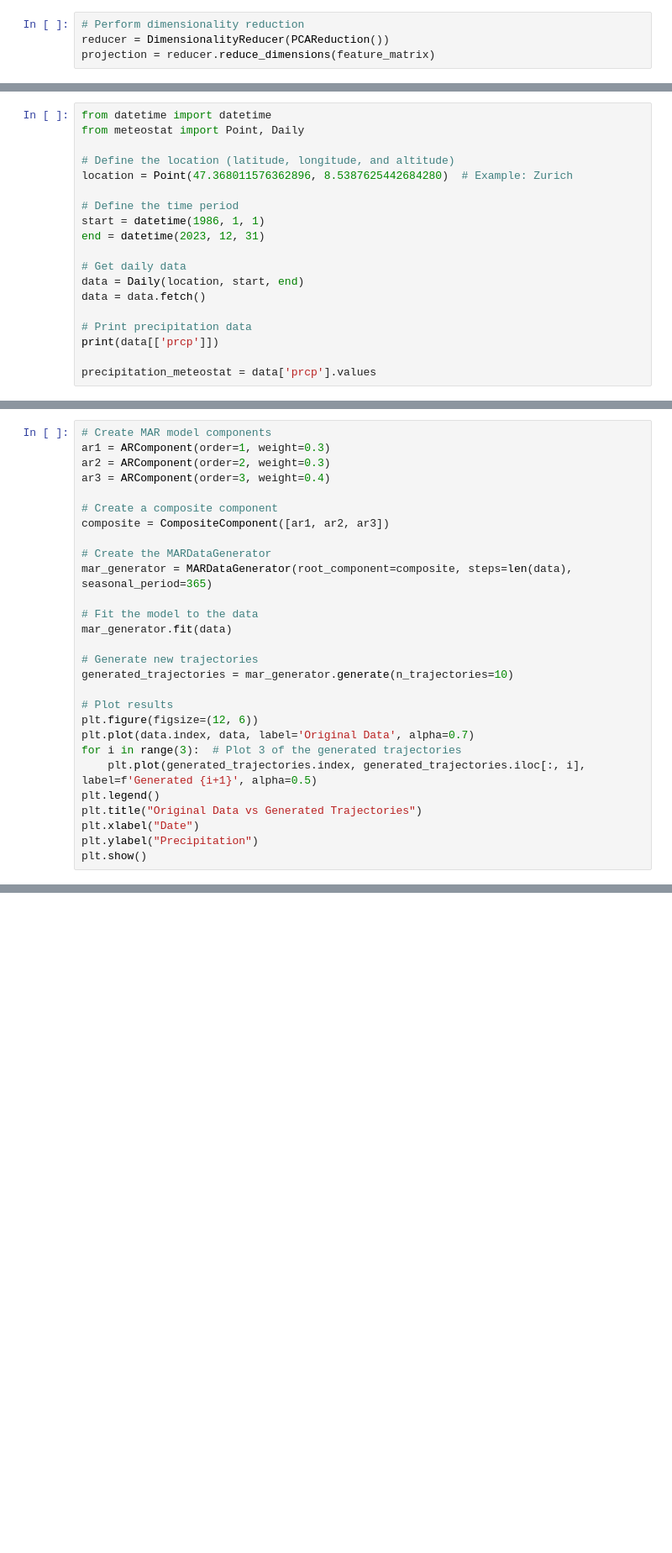
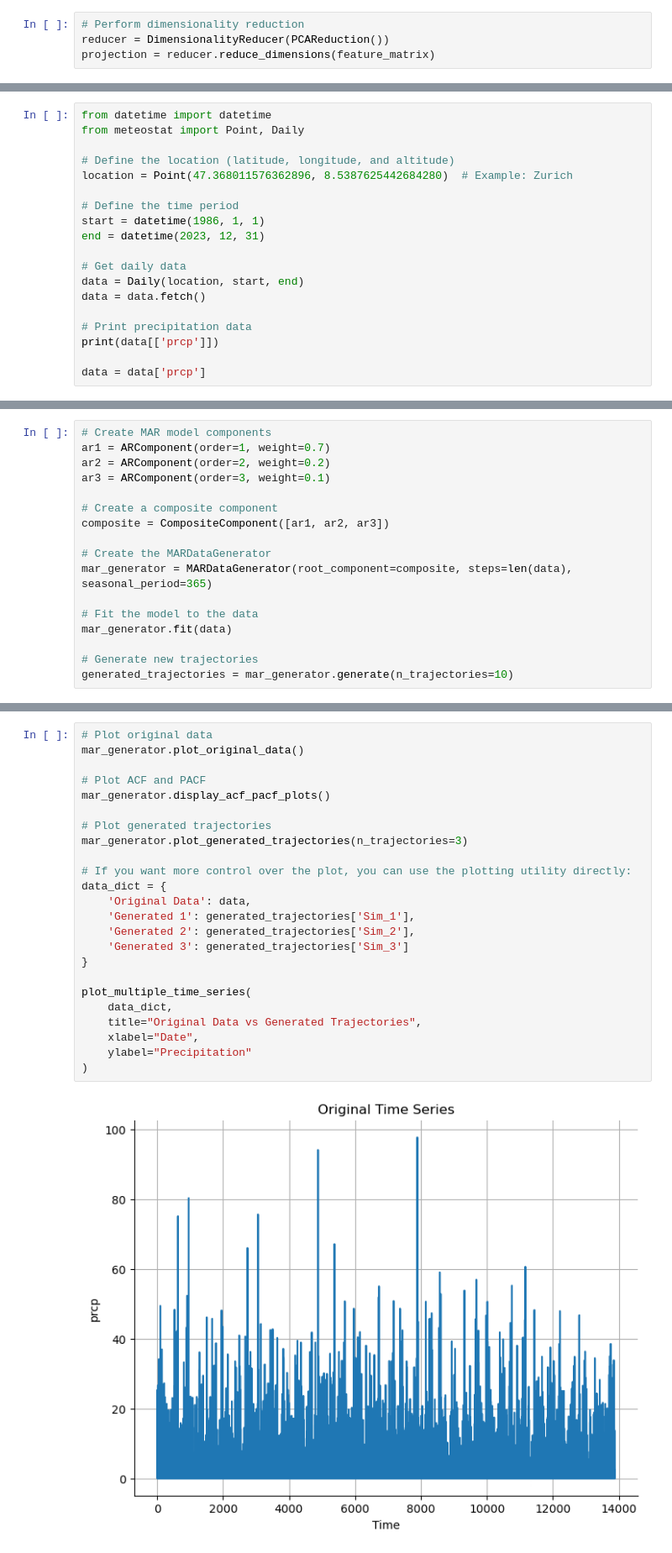
Before and after one commit to CooperBigFoot/gratis-precip, a Jupyter notebook: examples/example.ipynb, the cells around one changed output, grey strips where cells are left out. Shown: that part at 84% size. Saved outputs shown, nothing was run; the diff lists cells and outputs as text; blank space fills up the shorter version.

```diff
--- a/examples/example.ipynb
+++ b/examples/example.ipynb
@@ -271,7 +280,7 @@ data = data.fetch()
 # Print precipitation data
 print(data[['prcp']])
 
-precipitation_meteostat = data['prcp'].values
+data = data['prcp']
 # %% [output]
             prcp
 time
@@ -332,8 +300,8 @@ data = df["P_mix"]
 # %%
 # Create MAR model components
-ar1 = ARComponent(order=1, weight=0.3)
-ar2 = ARComponent(order=2, weight=0.3)
-ar3 = ARComponent(order=3, weight=0.4)
+ar1 = ARComponent(order=1, weight=0.7)
+ar2 = ARComponent(order=2, weight=0.2)
+ar3 = ARComponent(order=3, weight=0.1)
 
 # Create a composite component
 composite = CompositeComponent([ar1, ar2, ar3])
@@ -346,14 +314,3 @@ mar_generator.fit(data)
 
 # Generate new trajectories
 generated_trajectories = mar_generator.generate(n_trajectories=10)
-
-# Plot results
-plt.figure(figsize=(12, 6))
-plt.plot(data.index, data, label='Original Data', alpha=0.7)
-for i in range(3):  # Plot 3 of the generated trajectories
-    plt.plot(generated_trajectories.index, generated_trajectories.iloc[:, i], label=f'Generated {i+1}', alpha=0.5)
-plt.legend()
-plt.title("Original Data vs Generated Trajectories")
-plt.xlabel("Date")
-plt.ylabel("Precipitation")
-plt.show()
@@ -426,0 +317,26 @@ max      63.733140    44.051359    49.409199    42.704374    76.653304
+# %%
+# Plot original data
+mar_generator.plot_original_data()
+
+# Plot ACF and PACF
+mar_generator.display_acf_pacf_plots()
+
+# Plot generated trajectories
+mar_generator.plot_generated_trajectories(n_trajectories=3)
+
+# If you want more control over the plot, you can use the plotting utility directly:
+data_dict = {
+    'Original Data': data,
+    'Generated 1': generated_trajectories['Sim_1'],
+    'Generated 2': generated_trajectories['Sim_2'],
+    'Generated 3': generated_trajectories['Sim_3']
+}
+
+plot_multiple_time_series(
+    data_dict,
+    title="Original Data vs Generated Trajectories",
+    xlabel="Date",
+    ylabel="Precipitation"
+)
+# %% [output]
+[figure, added]
```
Also changed, not shown: parts of 14 cells of this notebook, 5 other files.
